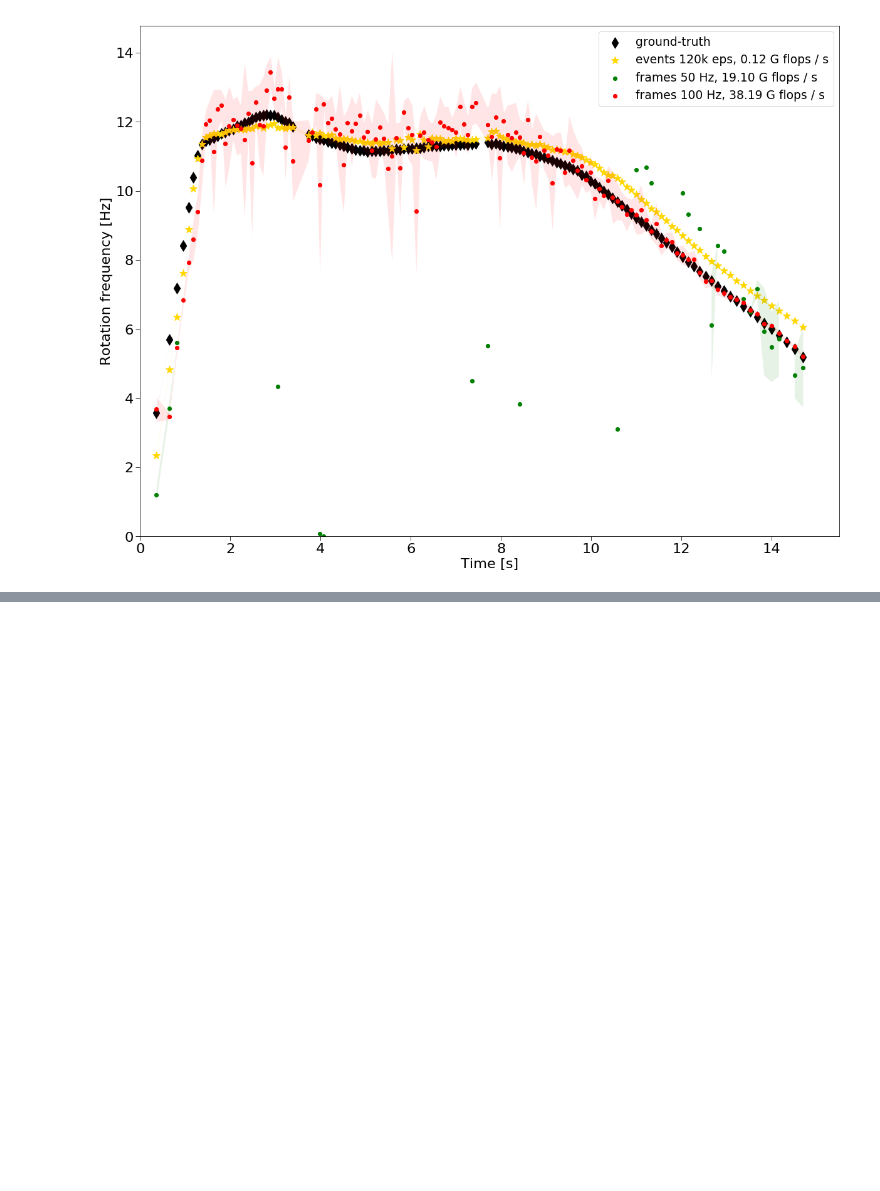
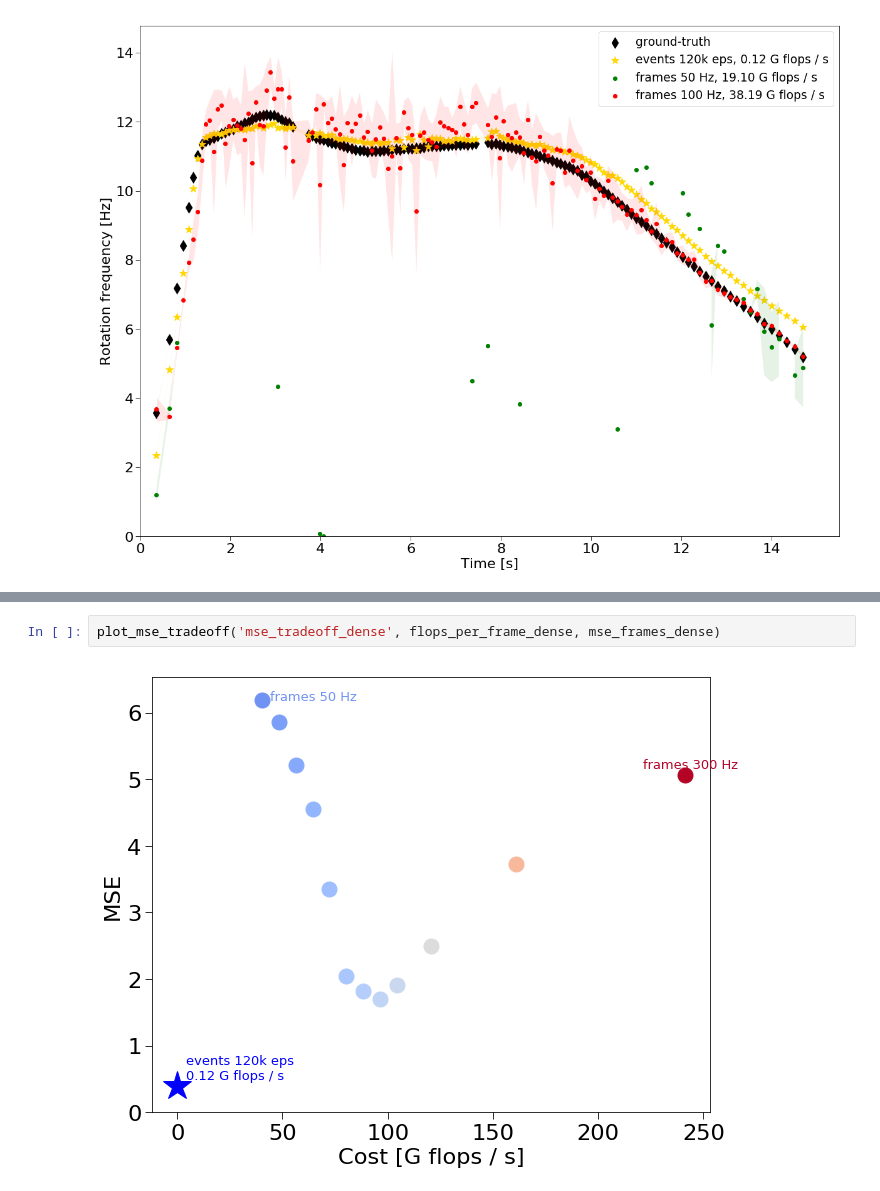
Before and after one commit to rbodo/eventbased_opticalflow, a Jupyter notebook: evaluate_frameflow.ipynb, the cells around one changed output, grey strips where cells are left out. Cells and saved outputs as stored; diff of their text form; blank space fills up the shorter version.

```diff
--- a/evaluate_frameflow.ipynb
+++ b/evaluate_frameflow.ipynb
@@ -648,0 +712,4 @@ plot_tradeoff('tradeoff_sparse', flops_per_frame_sparse, rotation_frames_sweep_s
+# %%
+plot_mse_tradeoff('mse_tradeoff_dense', flops_per_frame_dense, mse_frames_dense)
+# %% [output]
+[figure, added]
```
Also changed, not shown: parts of 10 cells of this notebook.
